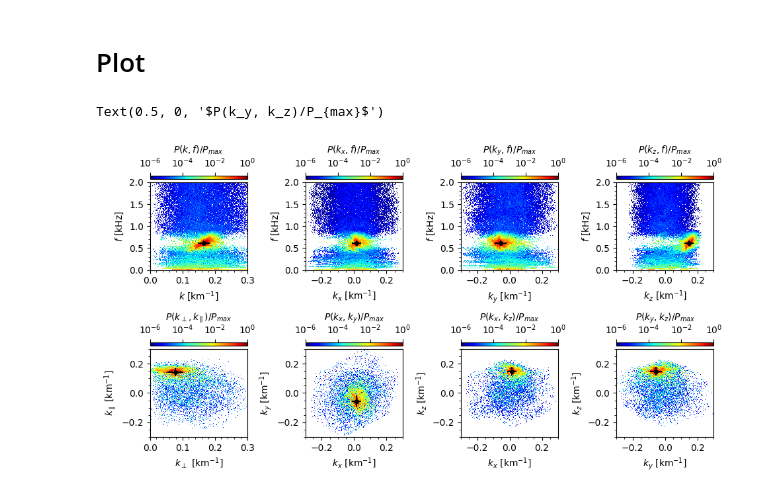
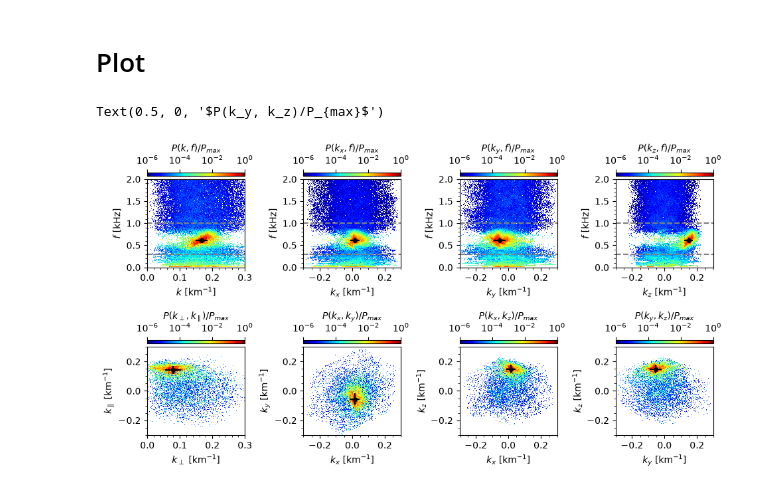
Before and after one commit to louis-richard/irfu-python, a Jupyter notebook: docs/examples/01_mms/example_mms_4scdisprel.ipynb, the cells around one changed output. Cells and saved outputs as stored; diff of their text form; code cells hidden in the pictures.

```diff
--- a/docs/examples/01_mms/example_mms_4scdisprel.ipynb
+++ b/docs/examples/01_mms/example_mms_4scdisprel.ipynb
@@ -24,6 +20,10 @@ tint = ["2015-10-16T13:05:24.000", "2015-10-16T13:05:50.000"]
 # %% [markdown]
 ## Load FGM and SCM magnetic fields
 # %%
-b_xyz_mms = [mms.get_data("b_gse_fgm_brst_l2", tint, ic) for ic in range(1, 5)]
-b_scm_mms = [mms.get_data("b_gse_scm_brst_l2", tint, ic) for ic in range(1, 5)]
+b_xyz_mms = [
+    mms.get_data("b_gse_fgm_brst_l2", tint, ic, source="aws") for ic in range(1, 5)
+]
+b_scm_mms = [
+    mms.get_data("b_gse_scm_brst_l2", tint, ic, source="aws") for ic in range(1, 5)
+]
 # %% [output]
@@ -39,5 +39,7 @@ b_scm_mms = [mms.get_data("b_gse_scm_brst_l2", tint, ic) for ic in range(1, 5)]
 ## Load spacecraft positions
 # %%
 tint_long = pyrf.extend_tint(tint, [-60, 60])
-r_xyz_mms = [mms.get_data("r_gse_mec_srvy_l2", tint_long, ic) for ic in range(1, 5)]
+r_xyz_mms = [
+    mms.get_data("r_gse_mec_srvy_l2", tint_long, ic, source="aws") for ic in range(1, 5)
+]
 # %% [output]
@@ -59,13 +61,13 @@ tints = ["2015-10-16T13:05:26.500", "2015-10-16T13:05:27.000"]
 # %% [markdown]
 ## Select a perpendicular component of the magnetic field fluctuations
 # %%
-b_para_mms = [b_fac[:, 0] for b_fac in b_fac_mms]
+b_perp_mms = [b_fac[:, 0] for b_fac in b_fac_mms]
 # %% [markdown]
 ## Compute the k–ω power spectrum
 # %%
 f_range = [300.0, 1000.0]
 power = mms.fk_power_spectrum_4sc(
-    b_para_mms,
+    b_perp_mms,
     r_xyz_mms,
     b_xyz_mms,
     tints,
@@ -110,8 +112,8 @@ f_lim = [
 axs[0, 0], cax00 = plot_spectr(
     axs[0, 0], power.k_mag_f, cscale="log", cmap="jet", clim=[1e-6, 1e0], colorbar="top"
 )
-axs[0, 0].axhline(f_range[0], color="gray", linestyle="--")
-axs[0, 0].axhline(f_range[1], color="gray", linestyle="--")
+axs[0, 0].axhline(f_range[0] * 1e-3, color="gray", linestyle="--")
+axs[0, 0].axhline(f_range[1] * 1e-3, color="gray", linestyle="--")
 axs[0, 0].errorbar(
     power.attrs["k_mag_avg"],
     power.attrs["f_avg"],
@@ -130,8 +132,8 @@ cax00.set_xlabel(r"$P(k, f)/P_{max}$")
 axs[0, 1], cax01 = plot_spectr(
     axs[0, 1], power.k_x_f, cscale="log", cmap="jet", clim=[1e-6, 1e0], colorbar="top"
 )
-axs[0, 1].axhline(f_range[0], color="gray", linestyle="--")
-axs[0, 1].axhline(f_range[1], color="gray", linestyle="--")
+axs[0, 1].axhline(f_range[0] * 1e-3, color="gray", linestyle="--")
+axs[0, 1].axhline(f_range[1] * 1e-3, color="gray", linestyle="--")
 axs[0, 1].errorbar(
     power.attrs["k_x_avg"],
     power.attrs["f_avg"],
@@ -150,8 +152,8 @@ cax01.set_xlabel(r"$P(k_x, f)/P_{max}$")
 axs[0, 2], cax02 = plot_spectr(
     axs[0, 2], power.k_y_f, cscale="log", cmap="jet", clim=[1e-6, 1e0], colorbar="top"
 )
-axs[0, 2].axhline(f_range[0], color="gray", linestyle="--")
-axs[0, 2].axhline(f_range[1], color="gray", linestyle="--")
+axs[0, 2].axhline(f_range[0] * 1e-3, color="gray", linestyle="--")
+axs[0, 2].axhline(f_range[1] * 1e-3, color="gray", linestyle="--")
 axs[0, 2].errorbar(
     power.attrs["k_y_avg"],
     power.attrs["f_avg"],
@@ -170,8 +172,8 @@ cax02.set_xlabel(r"$P(k_y, f)/P_{max}$")
 axs[0, 3], cax03 = plot_spectr(
     axs[0, 3], power.k_z_f, cscale="log", cmap="jet", clim=[1e-6, 1e0], colorbar="top"
 )
-axs[0, 3].axhline(f_range[0], color="gray", linestyle="--")
-axs[0, 3].axhline(f_range[1], color="gray", linestyle="--")
+axs[0, 3].axhline(f_range[0] * 1e-3, color="gray", linestyle="--")
+axs[0, 3].axhline(f_range[1] * 1e-3, color="gray", linestyle="--")
 axs[0, 3].errorbar(
     power.attrs["k_z_avg"],
     power.attrs["f_avg"],
@@ -239,31 +241,31 @@ axs[1, 2].errorbar(
     yerr=power.attrs["k_z_std"],
     fmt="o",
     color="black",
     markersize=4,
 )
 axs[1, 2].set_xlim([-0.3, 0.3])
 axs[1, 2].set_ylim([-0.3, 0.3])
 axs[1, 2].set_xlabel(r"$k_x~[\mathrm{km}^{-1}]$")
 axs[1, 2].set_ylabel(r"$k_z~[\mathrm{km}^{-1}]$")
 cax12.set_xlabel(r"$P(k_x, k_z)/P_{max}$")
 
 axs[1, 3], cax13 = plot_spectr(
     axs[1, 3], power.k_y_k_z, cscale="log", cmap="jet", clim=[1e-6, 1e0], colorbar="top"
 )
 axs[1, 3].errorbar(
     power.attrs["k_y_avg"],
     power.attrs["k_z_avg"],
     xerr=power.attrs["k_y_std"],
     yerr=power.attrs["k_z_std"],
     fmt="o",
     color="black",
     markersize=4,
 )
 axs[1, 3].set_xlim([-0.3, 0.3])
 axs[1, 3].set_ylim([-0.3, 0.3])
 axs[1, 3].set_xlabel(r"$k_y~[\mathrm{km}^{-1}]$")
 axs[1, 3].set_ylabel(r"$k_z~[\mathrm{km}^{-1}]$")
 cax13.set_xlabel(r"$P(k_y, k_z)/P_{max}$")
 # %% [output]
 Text(0.5, 0, '$P(k_y, k_z)/P_{max}$')
-[figure, old version]
+[figure, new version]
```
Also changed, not shown: parts of 5 cells of this notebook.
